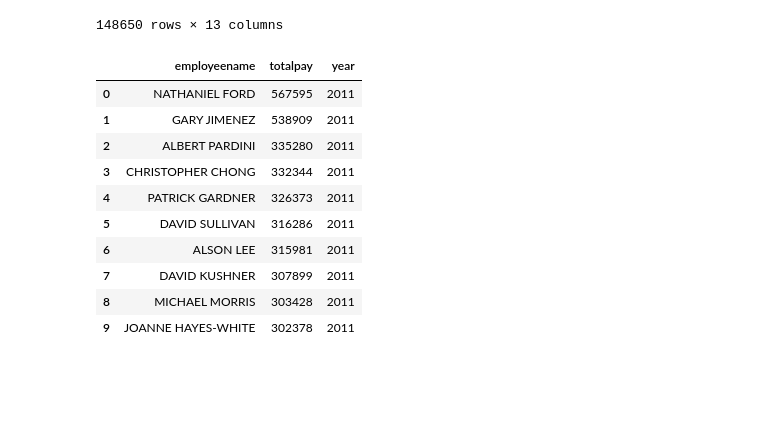
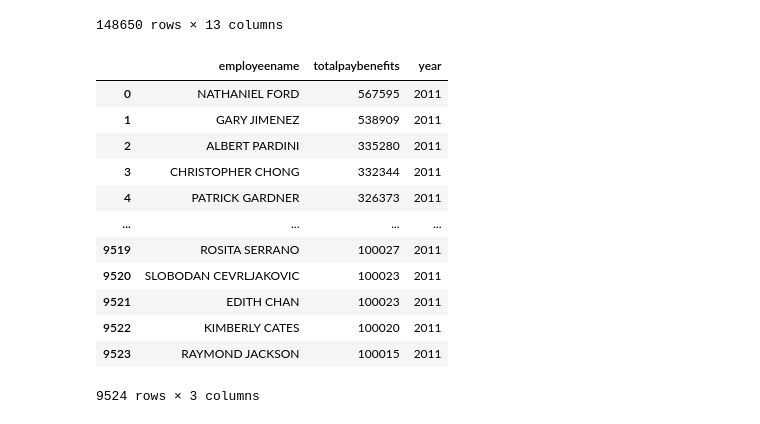
Before and after one commit to lina3362/ETL---Project, a Jupyter notebook: SF Salary 2011/Untitled.ipynb, the cells around one changed output. Saved outputs shown, nothing was run; the diff lists cells and outputs as text; code cells hidden in the pictures; blank space fills up the shorter version.

```diff
--- a/SF Salary 2011/Untitled.ipynb
+++ b/SF Salary 2011/Untitled.ipynb
@@ -36,21 +36,22 @@ Salary
 | 148649 | 148654 | Joe Lopez | Counselor, Log Cabin Ranch | 0.0 | 0 | -618 | 0.0 | -618 | -618 | ... |
 148650 rows × 13 columns
 # %%
-employee_2011 = pd.read_sql(''' SELECT EmployeeName, TotalPay, Year
+employee_2011_rich = pd.read_sql(''' SELECT EmployeeName, totalpaybenefits, Year
                                 FROM Salaries
-                                WHERE Year = '2011'
-                                LIMIT 10
+                                WHERE Year = '2011' AND totalpaybenefits >= '100000'
                                        ''', conn)
-employee_2011
+employee_2011_rich
 # %% [output]
-|  | employeename | totalpay | year |
+|  | employeename | totalpaybenefits | year |
 | 0 | NATHANIEL FORD | 567595 | 2011 |
 | 1 | GARY JIMENEZ | 538909 | 2011 |
 | 2 | ALBERT PARDINI | 335280 | 2011 |
 | 3 | CHRISTOPHER CHONG | 332344 | 2011 |
 | 4 | PATRICK GARDNER | 326373 | 2011 |
-| 5 | DAVID SULLIVAN | 316286 | 2011 |
-| 6 | ALSON LEE | 315981 | 2011 |
-| 7 | DAVID KUSHNER | 307899 | 2011 |
-| 8 | MICHAEL MORRIS | 303428 | 2011 |
-| 9 | JOANNE HAYES-WHITE | 302378 | 2011 |
+| ... | ... | ... | ... |
+| 9519 | ROSITA SERRANO | 100027 | 2011 |
+| 9520 | SLOBODAN CEVRLJAKOVIC | 100023 | 2011 |
+| 9521 | EDITH CHAN | 100023 | 2011 |
+| 9522 | KIMBERLY CATES | 100020 | 2011 |
+| 9523 | RAYMOND JACKSON | 100015 | 2011 |
+9524 rows × 3 columns
```
Also changed, not shown: parts of 7 cells of this notebook, 1 other file.
